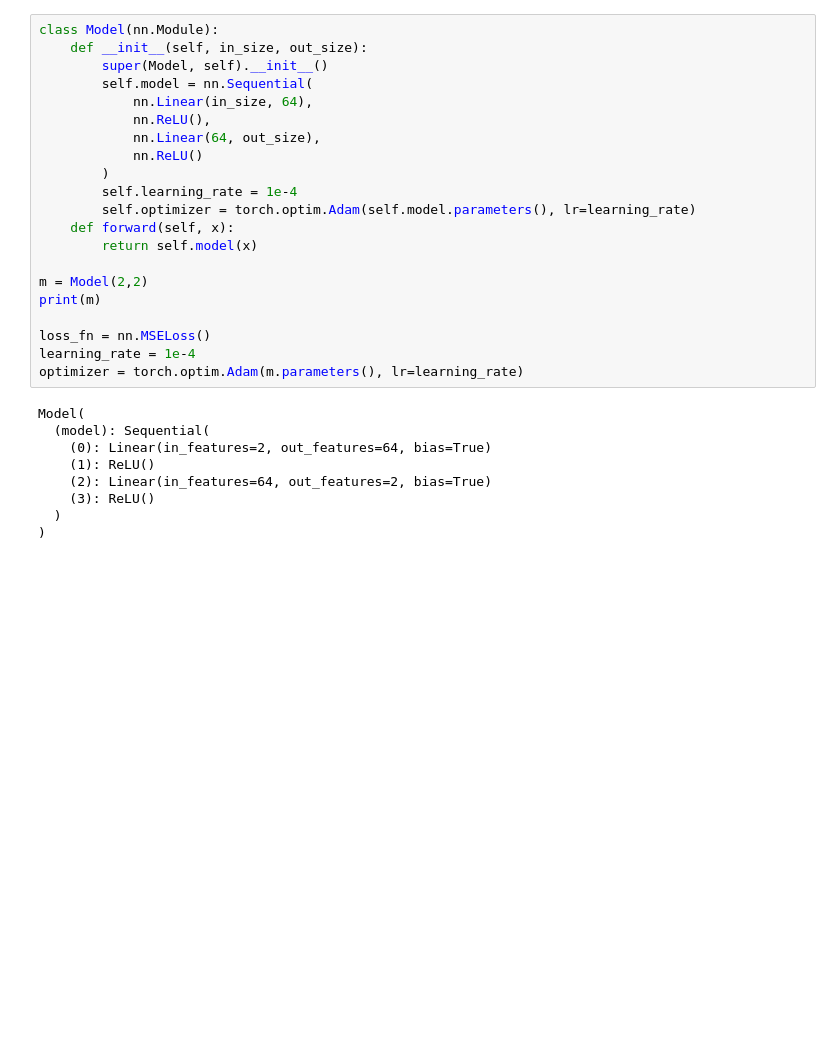
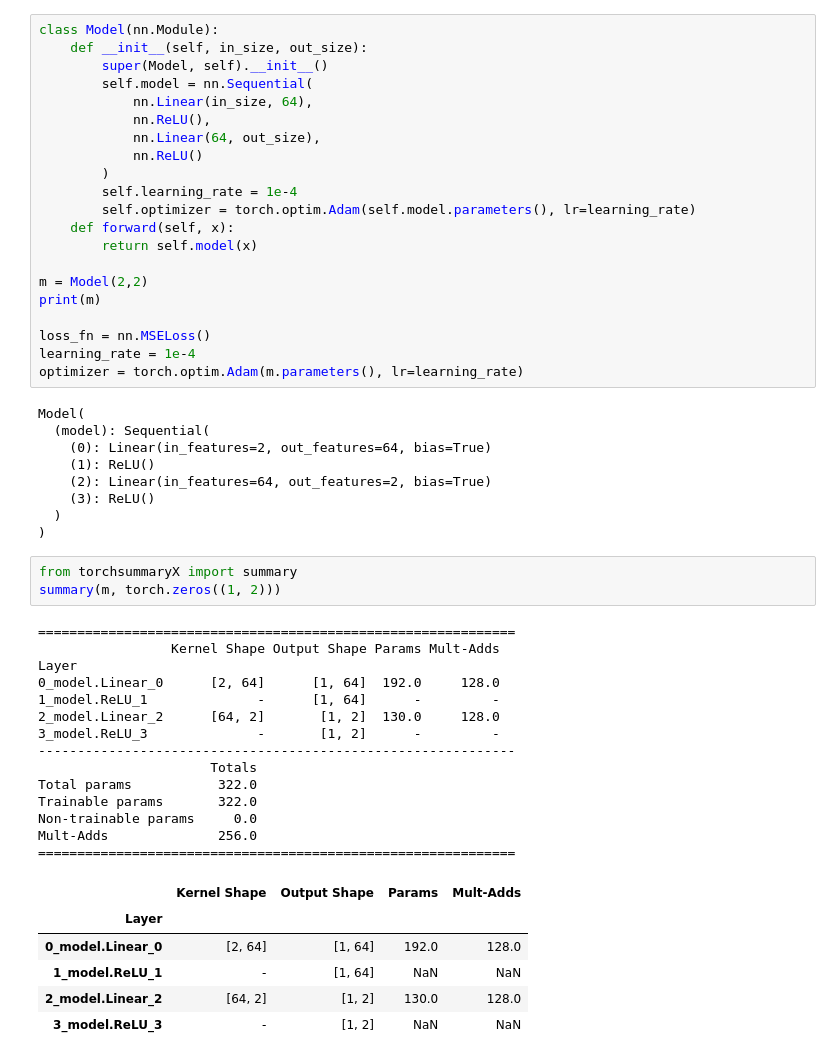
Before and after one commit to KwankiAhn/ai-study, a Jupyter notebook: torch-practice/torch-practice.ipynb, the cells around one changed output. Drawn from its saved outputs; the diff is of its cells as text; blank space fills up the shorter version.

```diff
--- a/torch-practice/torch-practice.ipynb
+++ b/torch-practice/torch-practice.ipynb
@@ -127,4 +140,28 @@ Model(
     (3): ReLU()
   )
 )
+# %%
+from torchsummaryX import summary
+summary(m, torch.zeros((1, 2)))
+# %% [output]
+=============================================================
+                 Kernel Shape Output Shape Params Mult-Adds
+Layer
+0_model.Linear_0      [2, 64]      [1, 64]  192.0     128.0
+1_model.ReLU_1              -      [1, 64]      -         -
+2_model.Linear_2      [64, 2]       [1, 2]  130.0     128.0
+3_model.ReLU_3              -       [1, 2]      -         -
+-------------------------------------------------------------
+                      Totals
+Total params           322.0
+Trainable params       322.0
+Non-trainable params     0.0
+Mult-Adds              256.0
+=============================================================
+|  | Kernel Shape | Output Shape | Params | Mult-Adds |
+| Layer |  |  |  |  |
+| 0_model.Linear_0 | [2, 64] | [1, 64] | 192.0 | 128.0 |
+| 1_model.ReLU_1 | - | [1, 64] | NaN | NaN |
+| 2_model.Linear_2 | [64, 2] | [1, 2] | 130.0 | 128.0 |
+| 3_model.ReLU_3 | - | [1, 2] | NaN | NaN |
 # %%
```
Also changed, not shown: parts of 20 cells of this notebook, 1 other file.
